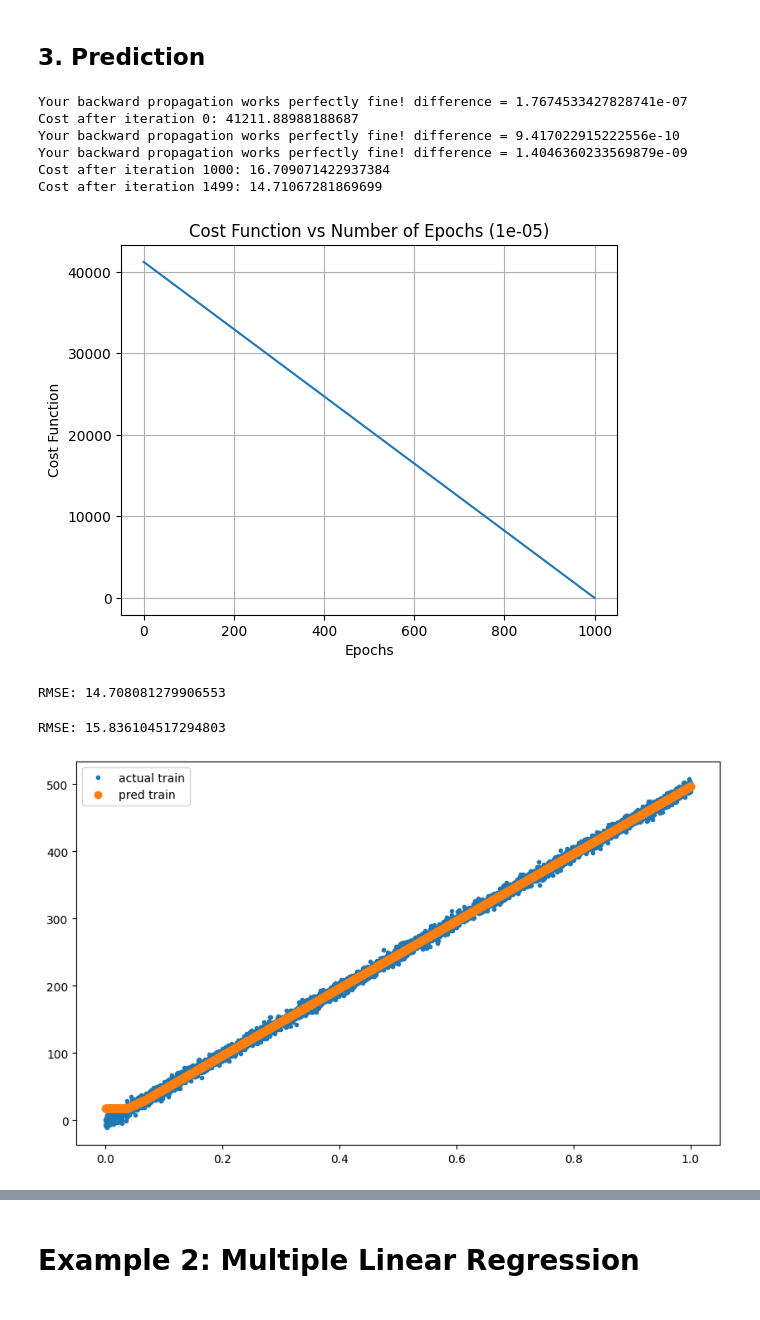
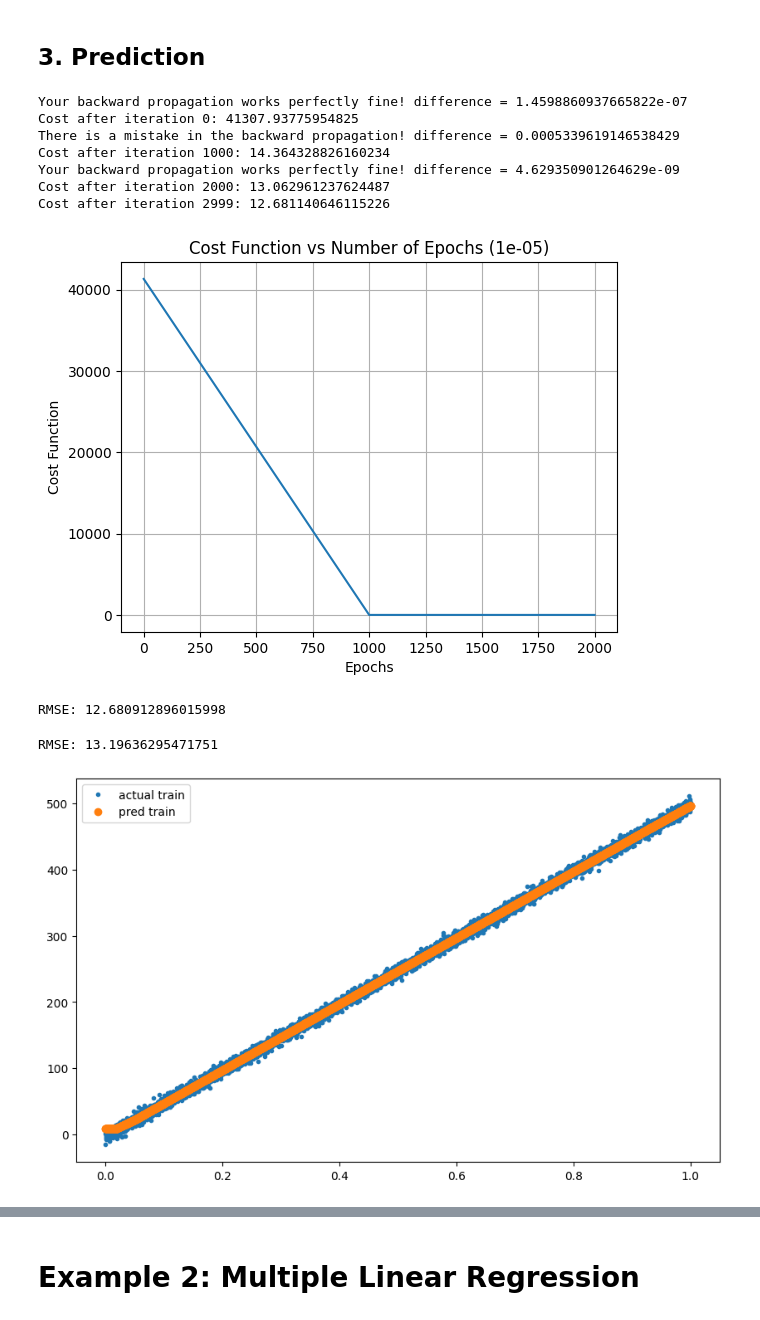
Before and after one commit to NickOLeeney/neural-network-from-scratch, a Jupyter notebook: examples/regression.ipynb, the cells around one changed output, grey strips where cells are left out. Saved outputs shown, nothing was run; the diff lists cells and outputs as text; code cells hidden in the pictures.

```diff
--- a/examples/regression.ipynb
+++ b/examples/regression.ipynb
@@ -52,32 +52,33 @@ train_x, test_x, train_y, test_y = train_test_split(features, target, test_size=
 # %% [markdown]
 ## 3. Prediction
 # %%
-model = NeuralNetworkFromScratch(layers_dims=[train_x.shape[1], 8, 4, 3, 2, 1], task='regression', learning_rate=1e-5, n_epochs=1500, print_cost=True, keep_prob=1)
+model = NeuralNetworkFromScratch(layers_dims=[train_x.shape[1], 8, 4, 3, 2, 1], task='regression', learning_rate=1e-5, n_epochs=3000, print_cost=True, keep_prob=1)
 # %%
-parameters, costs = model.fit(train_x, train_y, print_every=1000, plot_cost_function=True, debug=500)
+parameters, costs = model.fit(train_x, train_y, print_every=1000, plot_cost_function=True, debug=1000)
 # %% [output]
-Your backward propagation works perfectly fine! difference = 1.7674533427828741e-07
-Cost after iteration 0: 41211.88988188687
-Your backward propagation works perfectly fine! difference = 9.417022915222556e-10
-Your backward propagation works perfectly fine! difference = 1.4046360233569879e-09
-Cost after iteration 1000: 16.709071422937384
-Cost after iteration 1499: 14.71067281869699
+Your backward propagation works perfectly fine! difference = 1.4598860937665822e-07
+Cost after iteration 0: 41307.93775954825
+There is a mistake in the backward propagation! difference = 0.0005339619146538429
+Cost after iteration 1000: 14.364328826160234
+Your backward propagation works perfectly fine! difference = 4.629350901264629e-09
+Cost after iteration 2000: 13.062961237624487
+Cost after iteration 2999: 12.681140646115226
-[figure, old version]
+[figure, new version]
 # %%
 pred_train = model.predict(train_x, train_y)
 # %% [output]
-RMSE: 14.708081279906553
+RMSE: 12.680912896015998
 # %%
 pred = model.predict(test_x, test_y)
 # %% [output]
-RMSE: 15.836104517294803
+RMSE: 13.19636295471751
 # %%
 plt.figure(figsize=(10,6))
 plt.plot(train_x, train_y, '.', label='actual train')
 plt.plot(train_x, pred_train.reshape(-1,1), 'o', label='pred train')
 plt.legend();
 # %% [output]
-[figure, old version]
+[figure, new version]
 # %%
 plt.figure(figsize=(10,6))
 plt.plot(test_x, test_y, '.', label='actual')
```
Also changed, not shown: parts of 13 cells of this notebook.
